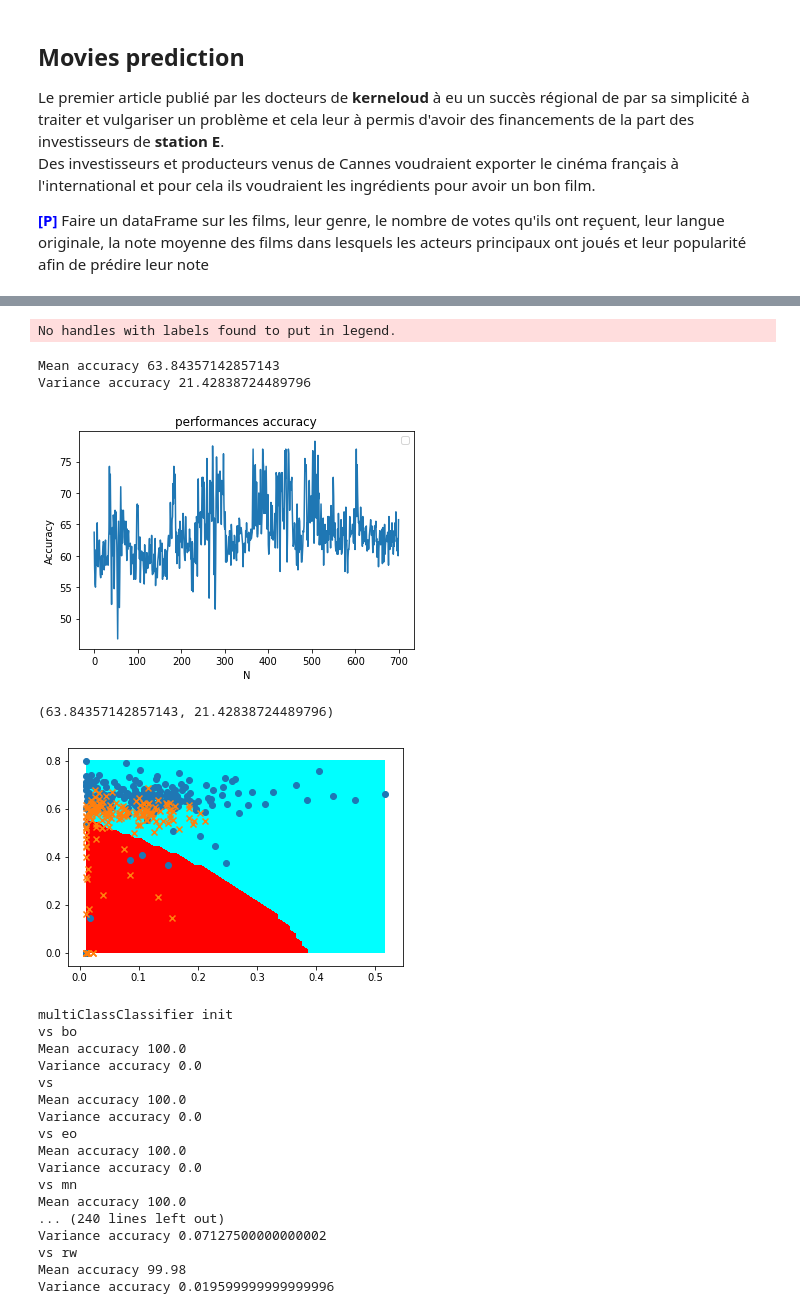
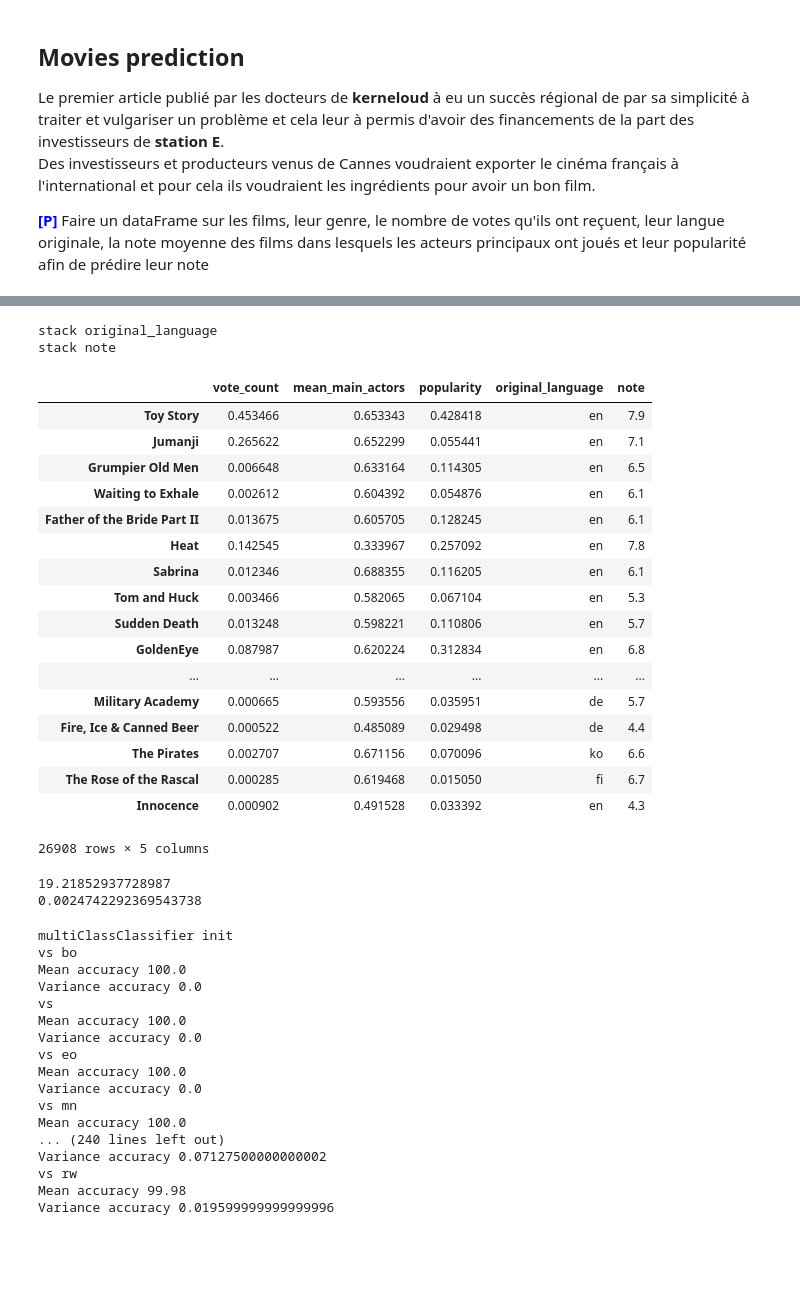
Before and after one commit to ohouens/3i026, a Jupyter notebook: projet/Analyse de données de films.ipynb, the cells around one changed output, grey strips where cells are left out. Cells and saved outputs as stored; diff of their text form; code cells hidden in the pictures; blank space fills up the shorter version.

```diff
--- a/projet/Analyse de données de films.ipynb
+++ b/projet/Analyse de données de films.ipynb
@@ -259,14 +220,36 @@ Variance accuracy 20.852283673469387
-# %%
-kernel = cl.KernelPoly()
-gradient = cl.ClassifierGradientBatchKernel(6, 0.045, kernel)
-ut.super_entrainement(700, lsNote, gradient, 60)
-# %% [output]
-No handles with labels found to put in legend.
-Mean accuracy 63.84357142857143
-Variance accuracy 21.42838724489796
-[figure, removed]
-(63.84357142857143, 21.42838724489796)
-[figure, removed]
+# %%
+df = me.toDataFrame(cluster=True, toStack=["note"])
+df
+# %% [output]
+stack original_language
+stack note
+|  | vote_count | mean_main_actors | popularity | original_language | note |
+| Toy Story | 0.453466 | 0.653343 | 0.428418 | en | 7.9 |
+| Jumanji | 0.265622 | 0.652299 | 0.055441 | en | 7.1 |
+| Grumpier Old Men | 0.006648 | 0.633164 | 0.114305 | en | 6.5 |
+| Waiting to Exhale | 0.002612 | 0.604392 | 0.054876 | en | 6.1 |
+| Father of the Bride Part II | 0.013675 | 0.605705 | 0.128245 | en | 6.1 |
+| Heat | 0.142545 | 0.333967 | 0.257092 | en | 7.8 |
+| Sabrina | 0.012346 | 0.688355 | 0.116205 | en | 6.1 |
+| Tom and Huck | 0.003466 | 0.582065 | 0.067104 | en | 5.3 |
+| Sudden Death | 0.013248 | 0.598221 | 0.110806 | en | 5.7 |
+| GoldenEye | 0.087987 | 0.620224 | 0.312834 | en | 6.8 |
+| ... | ... | ... | ... | ... | ... |
+| Military Academy | 0.000665 | 0.593556 | 0.035951 | de | 5.7 |
+| Fire, Ice & Canned Beer | 0.000522 | 0.485089 | 0.029498 | de | 4.4 |
+| The Pirates | 0.002707 | 0.671156 | 0.070096 | ko | 6.6 |
+| The Rose of the Rascal | 0.000285 | 0.619468 | 0.015050 | fi | 6.7 |
+| Innocence | 0.000902 | 0.491528 | 0.033392 | en | 4.3 |
+26908 rows × 5 columns
+# %%
+lms = re.GradientBatch(1, 0.01)
+lTrain = ls.LabeledSet(1)
+for index, row in df[:100].iterrows():
+    lTrain.addExample(row["vote_count"], row["note"])
+lms.train(lTrain, True)
+# %% [output]
+19.21852937728987
+0.0024742292369543738
 # %%
 dataHeight = 500
 """
```
Also changed, not shown: parts of 8 cells of this notebook.
